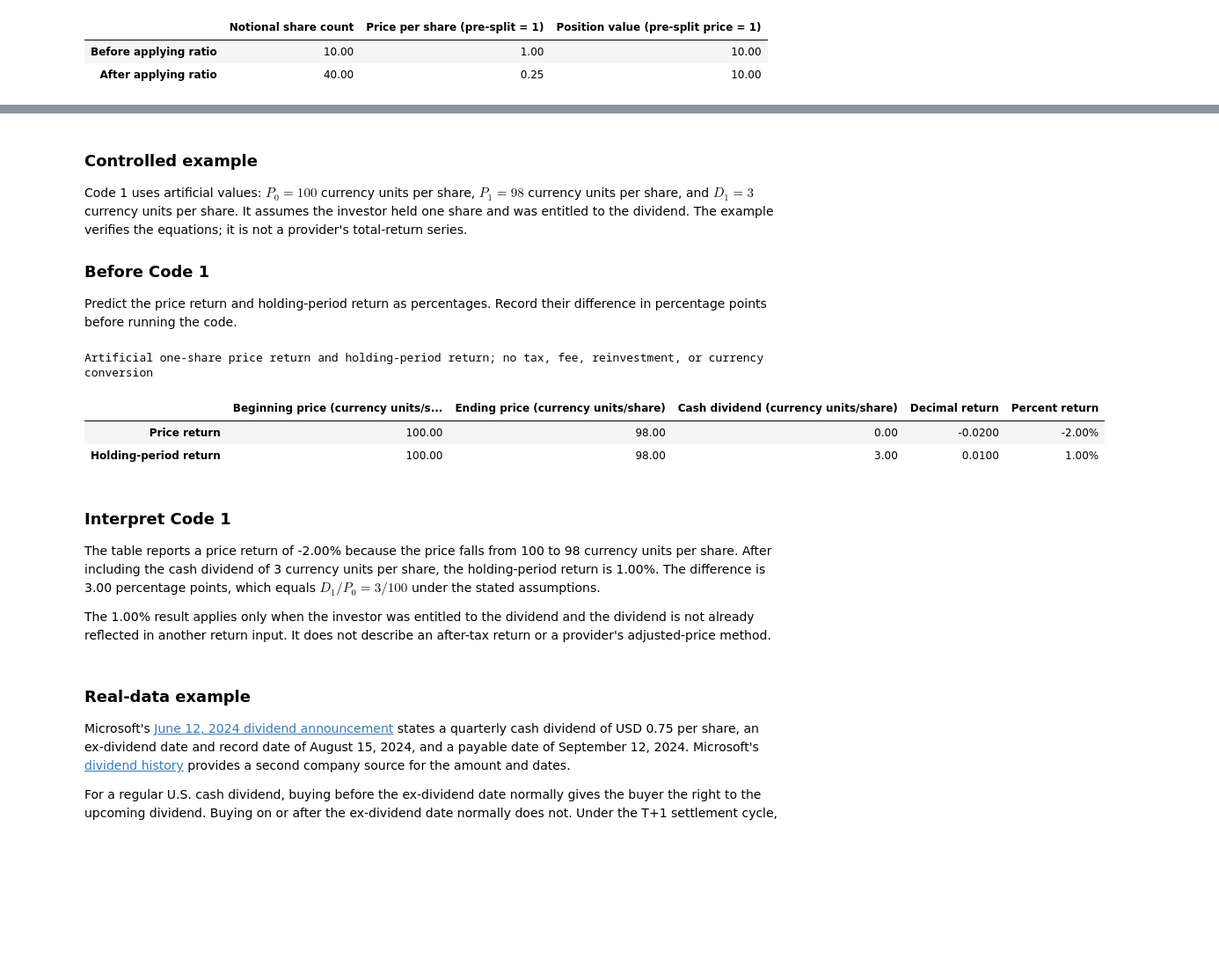
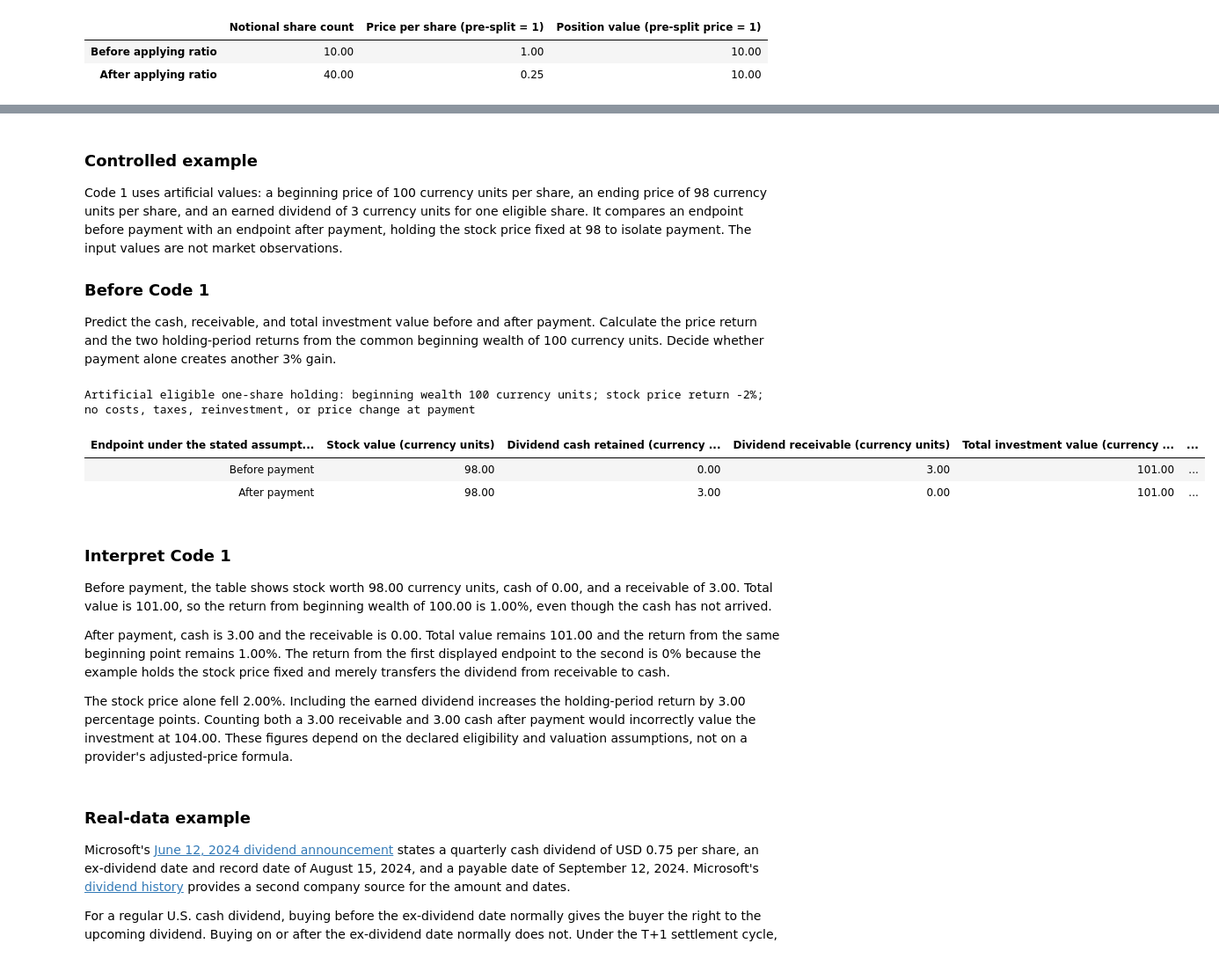
Before and after one commit to KennethWYLee/FinTech, a Jupyter notebook: course/week2_main.ipynb, the cells around one changed output, grey strips where cells are left out. Shown at 88% size. Cells and saved outputs as stored; diff of their text form; code cells hidden in the pictures; blank space fills up the shorter version.

```diff
--- a/course/week2_main.ipynb
+++ b/course/week2_main.ipynb
@@ -910,58 +954,71 @@ $$
 # %% [markdown]
 ### Controlled example
 
-Code 1 uses artificial values: $P_0=100$ currency units per share, $P_1=98$ currency units per share, and $D_1=3$ currency units per share. It assumes the investor held one share and was entitled to the dividend. The example verifies the equations; it is not a provider's total-return series.
+Code 1 uses artificial values: a beginning price of 100 currency units per share, an ending price of 98 currency units per share, and an earned dividend of 3 currency units for one eligible share. It compares an endpoint before payment with an endpoint after payment, holding the stock price fixed at 98 to isolate payment. The input values are not market observations.
 
 
 ### Before Code 1
 
 
-Predict the price return and holding-period return as percentages. Record their difference in percentage points before running the code.
+Predict the cash, receivable, and total investment value before and after payment. Calculate the price return and the two holding-period returns from the common beginning wealth of 100 currency units. Decide whether payment alone creates another 3% gain.
 # %%
-beginning_price = 100.0
+beginning_price = 100.0  # Currency units per share.
 ending_price = 98.0
-cash_dividend_per_share = 3.0
+share_quantity = 1.0
+beginning_wealth = share_quantity * beginning_price
+earned_dividend = share_quantity * 3.0  # 3 currency units per eligible share.
+price_return = ending_price / beginning_price - 1
 
-price_return = (ending_price - beginning_price) / beginning_price
-holding_period_return = (
-    ending_price + cash_dividend_per_share - beginning_price
-) / beginning_price
-
-controlled_dividend_returns = pd.DataFrame(
-    {
-        "Beginning price (currency units/share)": [beginning_price, beginning_price],
-        "Ending price (currency units/share)": [ending_price, ending_price],
-        "Cash dividend (currency units/share)": [0.0, cash_dividend_per_share],
-        "Decimal return": [price_return, holding_period_return],
-        "Percent return": [100 * price_return, 100 * holding_period_return],
-    },
-    index=["Price return", "Holding-period return"],
+controlled_dividend_returns = pd.DataFrame({
+    "Endpoint under the stated assumptions": ["Before payment", "After payment"],
+    "Stock value (currency units)": [share_quantity * ending_price] * 2,
+    "Dividend cash retained (currency units)": [0.0, earned_dividend],
+    "Dividend receivable (currency units)": [earned_dividend, 0.0],
+})
+controlled_dividend_returns["Total investment value (currency units)"] = (
+    controlled_dividend_returns["Stock value (currency units)"]
+    + controlled_dividend_returns["Dividend cash retained (currency units)"]
+    + controlled_dividend_returns["Dividend receivable (currency units)"]
+)
+controlled_dividend_returns["Holding-period return (%)"] = 100 * (
+    controlled_dividend_returns["Total investment value (currency units)"]
+    / beginning_wealth - 1
 )
 display(controlled_dividend_returns.style.format({
-    "Beginning price (currency units/share)": "{:.2f}",
-    "Ending price (currency units/share)": "{:.2f}",
-    "Cash dividend (currency units/share)": "{:.2f}",
-    "Decimal return": "{:.4f}",
-    "Percent return": "{:.2f}%",
-}).set_caption(
-    "Artificial one-share price return and holding-period return; no tax, fee, reinvestment, or currency conversion"
+    "Stock value (currency units)": "{:.2f}",
+    "Dividend cash retained (currency units)": "{:.2f}",
+    "Dividend receivable (currency units)": "{:.2f}",
+    "Total investment value (currency units)": "{:.2f}",
+    "Holding-period return (%)": "{:.2f}",
+}).hide(axis="index").set_caption(
+    "Artificial eligible one-share holding: beginning wealth 100 currency units; "
+    "stock price return -2%; no costs, taxes, reinvestment, or price change at payment"
 ))
 
 assert np.isclose(price_return, -0.02)
-assert np.isclose(holding_period_return, 0.01)
-assert np.isclose(holding_period_return - price_return, 0.03)
+assert np.allclose(
+    controlled_dividend_returns["Total investment value (currency units)"], 101.0
+)
+assert np.allclose(controlled_dividend_returns["Holding-period return (%)"], 1.0)
+assert np.isclose(
+    controlled_dividend_returns["Total investment value (currency units)"].iloc[1]
+    / controlled_dividend_returns["Total investment value (currency units)"].iloc[0] - 1,
+    0.0,
+)
 # %% [output]
-Artificial one-share price return and holding-period return; no tax, fee, reinvestment, or currency conversion
+Artificial eligible one-share holding: beginning wealth 100 currency units; stock price return -2%; no costs, taxes, reinvestment, or price change at payment
-|  | Beginning price (currency units/s... | Ending price (currency units/share) | Cash dividend (currency units/share) | Decimal return | Percent return |
-| Price return | 100.00 | 98.00 | 0.00 | -0.0200 | -2.00% |
-| Holding-period return | 100.00 | 98.00 | 3.00 | 0.0100 | 1.00% |
+| Endpoint under the stated assumpt... | Stock value (currency units) | Dividend cash retained (currency ... | Dividend receivable (currency units) | Total investment value (currency ... | ... |
+| Before payment | 98.00 | 0.00 | 3.00 | 101.00 | ... |
+| After payment | 98.00 | 3.00 | 0.00 | 101.00 | ... |
 # %% [markdown]
 ### Interpret Code 1
 
 
-The table reports a price return of -2.00% because the price falls from 100 to 98 currency units per share. After including the cash dividend of 3 currency units per share, the holding-period return is 1.00%. The difference is 3.00 percentage points, which equals $D_1/P_0=3/100$ under the stated assumptions.
+Before payment, the table shows stock worth 98.00 currency units, cash of 0.00, and a receivable of 3.00. Total value is 101.00, so the return from beginning wealth of 100.00 is 1.00%, even though the cash has not arrived.
 
-The 1.00% result applies only when the investor was entitled to the dividend and the dividend is not already reflected in another return input. It does not describe an after-tax return or a provider's adjusted-price method.
+After payment, cash is 3.00 and the receivable is 0.00. Total value remains 101.00 and the return from the same beginning point remains 1.00%. The return from the first displayed endpoint to the second is 0% because the example holds the stock price fixed and merely transfers the dividend from receivable to cash.
+
+The stock price alone fell 2.00%. Including the earned dividend increases the holding-period return by 3.00 percentage points. Counting both a 3.00 receivable and 3.00 cash after payment would incorrectly value the investment at 104.00. These figures depend on the declared eligibility and valuation assumptions, not on a provider's adjusted-price formula.
 # %% [markdown]
 ### Real-data example
 
```
Also changed, not shown: parts of 84 cells of this notebook.
